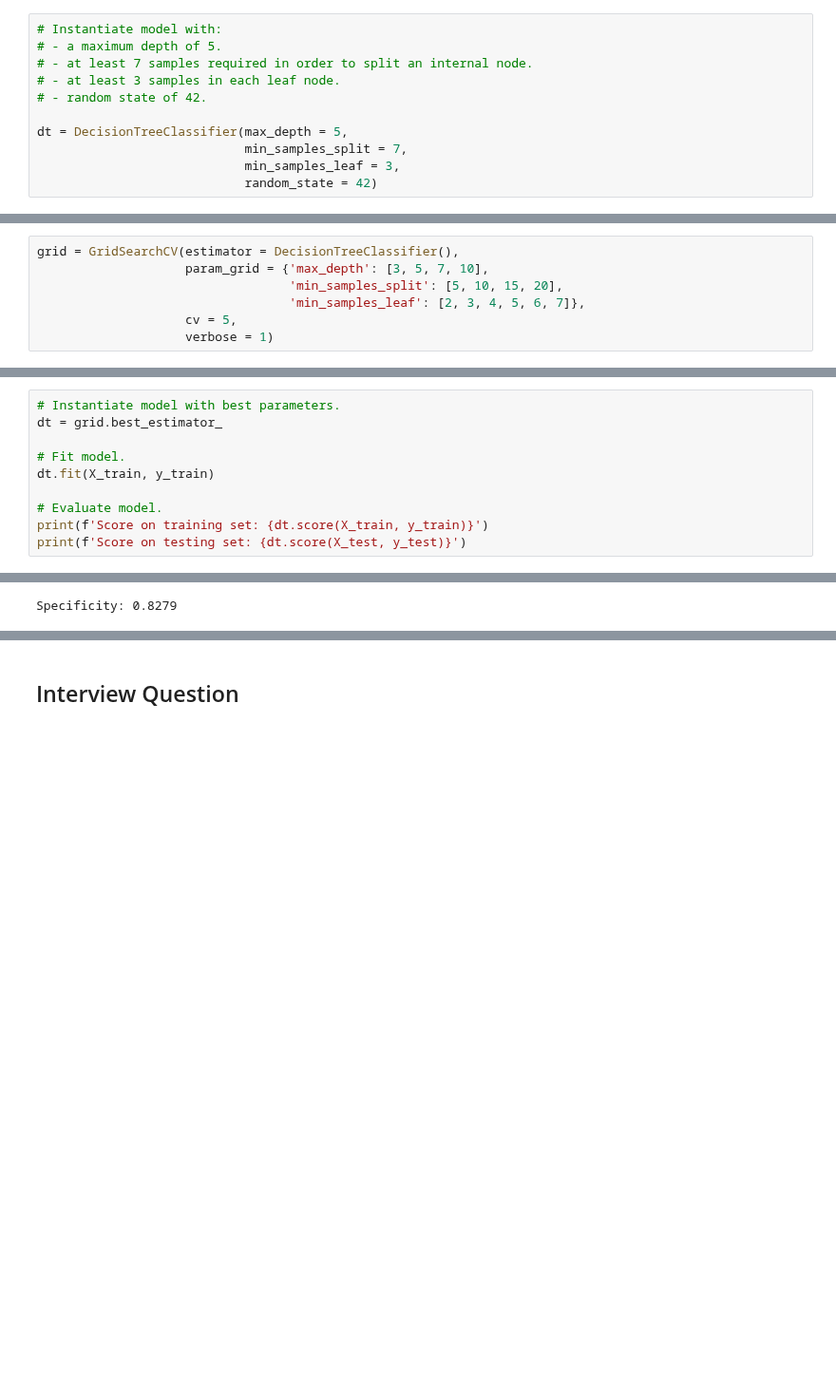
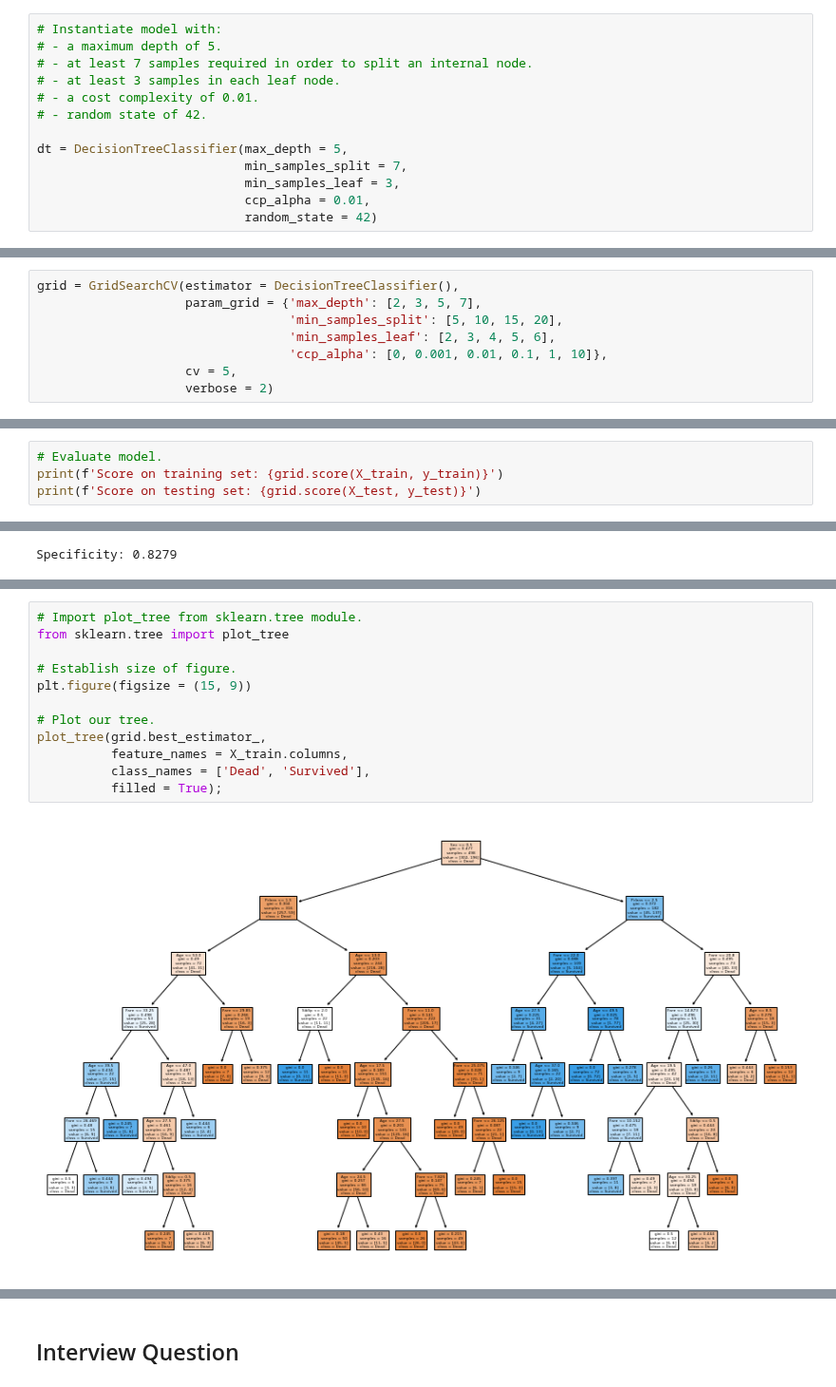
Before and after one commit to ga-curriculum/lesson-decision-trees, a Jupyter notebook: solution-code/solution-code.ipynb, the cells around one changed output, grey strips where cells are left out. Shown at 95% size. Saved outputs shown, nothing was run; the diff lists cells and outputs as text; blank space fills up the shorter version.

```diff
--- a/solution-code/solution-code.ipynb
+++ b/solution-code/solution-code.ipynb
@@ -358,11 +393,13 @@ There are three hyperparameters of decision trees that we may commonly tune in o
 # - a maximum depth of 5.
 # - at least 7 samples required in order to split an internal node.
 # - at least 3 samples in each leaf node.
+# - a cost complexity of 0.01.
 # - random state of 42.
 
 dt = DecisionTreeClassifier(max_depth = 5,
                             min_samples_split = 7,
                             min_samples_leaf = 3,
+                            ccp_alpha = 0.01,
                             random_state = 42)
 # %%
 # Fit model.
@@ -397,11 +435,12 @@ Score on testing set: 0.7897196261682243
 from sklearn.model_selection import GridSearchCV
 # %%
 grid = GridSearchCV(estimator = DecisionTreeClassifier(),
-                    param_grid = {'max_depth': [3, 5, 7, 10],
+                    param_grid = {'max_depth': [2, 3, 5, 7],
                                   'min_samples_split': [5, 10, 15, 20],
-                                  'min_samples_leaf': [2, 3, 4, 5, 6, 7]},
+                                  'min_samples_leaf': [2, 3, 4, 5, 6],
+                                  'ccp_alpha': [0, 0.001, 0.01, 0.1, 1, 10]},
                     cv = 5,
-                    verbose = 1)
+                    verbose = 2)
 # %%
 import time
 
@@ -436,13 +508,7 @@ grid.best_score_
 # %%
-# Instantiate model with best parameters.
-dt = grid.best_estimator_
-
-# Fit model.
-dt.fit(X_train, y_train)
-
 # Evaluate model.
-print(f'Score on training set: {dt.score(X_train, y_train)}')
-print(f'Score on testing set: {dt.score(X_test, y_test)}')
+print(f'Score on training set: {grid.score(X_train, y_train)}')
+print(f'Score on testing set: {grid.score(X_test, y_test)}')
 # %% [output]
 Score on training set: 0.8775100401606426
 Score on testing set: 0.7523364485981309
@@ -480,0 +553,14 @@ Specificity: 0.8279
+# %%
+# Import plot_tree from sklearn.tree module.
+from sklearn.tree import plot_tree
+
+# Establish size of figure.
+plt.figure(figsize = (15, 9))
+
+# Plot our tree.
+plot_tree(grid.best_estimator_,
+          feature_names = X_train.columns,
+          class_names = ['Dead', 'Survived'],
+          filled = True);
+# %% [output]
+[figure, added]
```
Also changed, not shown: parts of 21 cells of this notebook, 2 other files.
